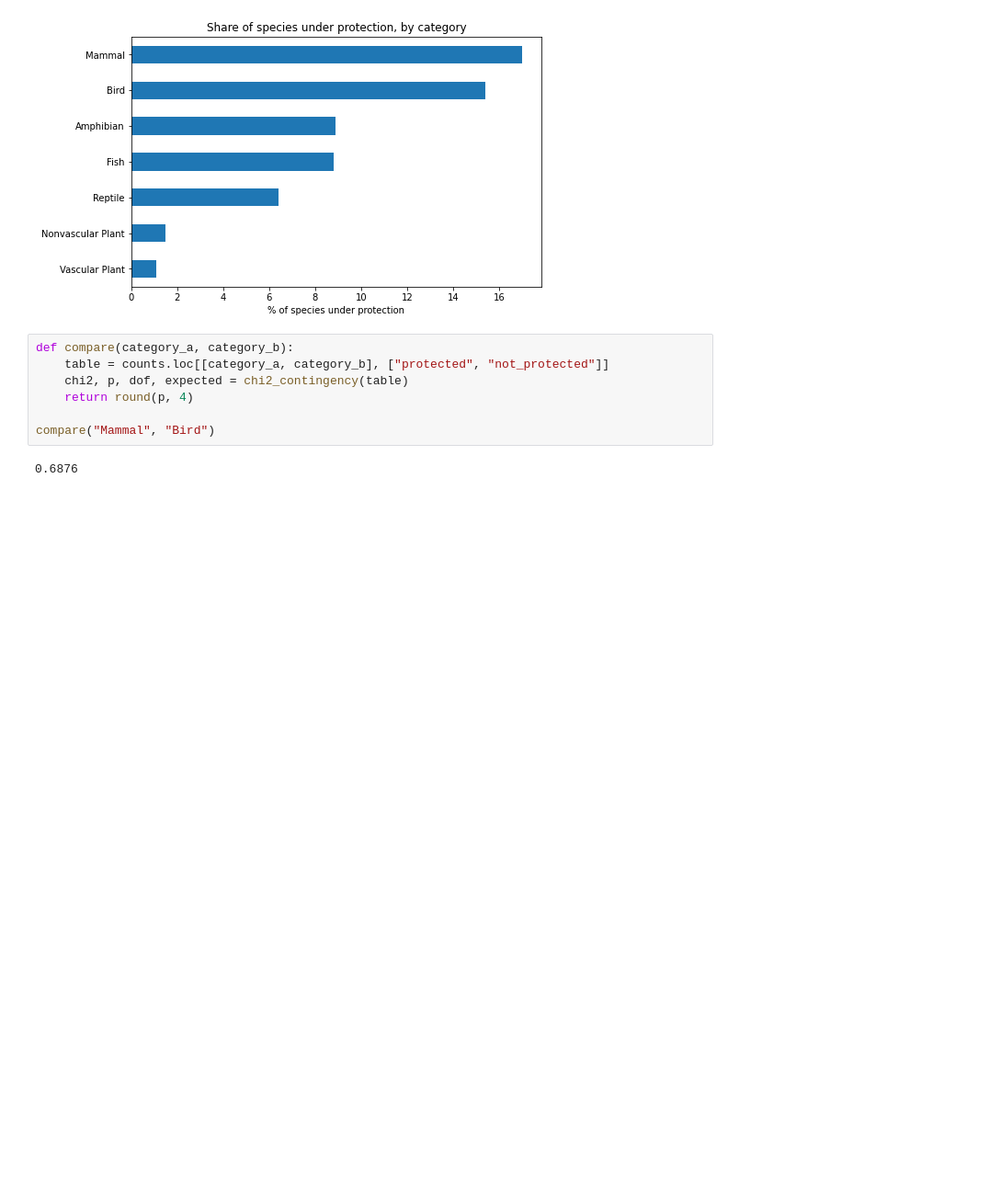
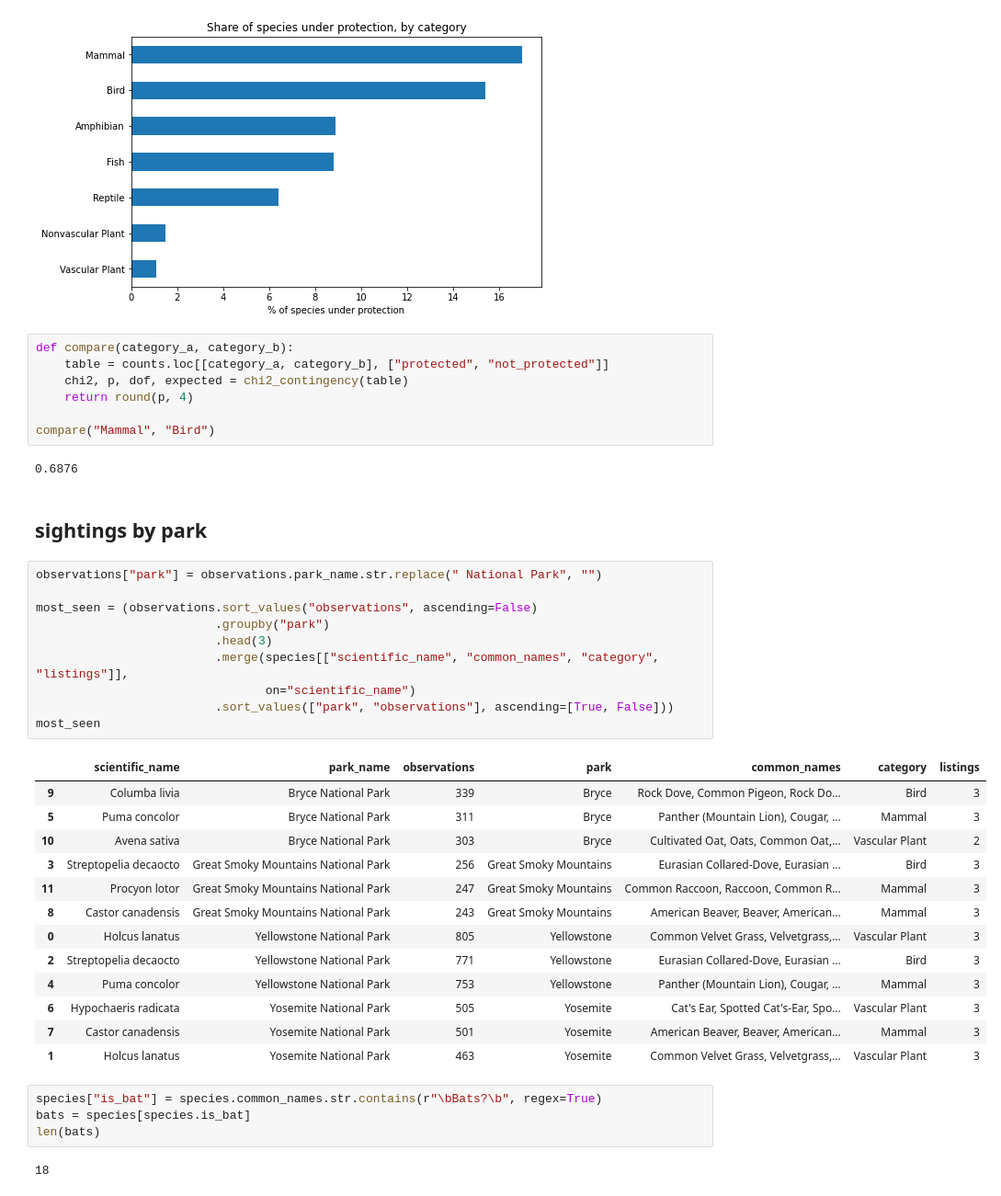
Before and after one commit to SantiagoMoralesU/biodiversity_project, a Jupyter notebook: biodiversity.ipynb, the cells around one changed output. Shown at 92% size. Drawn from its saved outputs; the diff is of its cells as text; blank space fills up the shorter version.

```diff
--- a/biodiversity.ipynb
+++ b/biodiversity.ipynb
@@ -248,3 +254,35 @@ def compare(category_a, category_b):
 compare("Mammal", "Bird")
 # %% [output]
 0.6876
+# %% [markdown]
+## sightings by park
+# %%
+observations["park"] = observations.park_name.str.replace(" National Park", "")
+
+most_seen = (observations.sort_values("observations", ascending=False)
+                         .groupby("park")
+                         .head(3)
+                         .merge(species[["scientific_name", "common_names", "category", "listings"]],
+                                on="scientific_name")
+                         .sort_values(["park", "observations"], ascending=[True, False]))
+most_seen
+# %% [output]
+|  | scientific_name | park_name | observations | park | common_names | category | listings |
+| 9 | Columba livia | Bryce National Park | 339 | Bryce | Rock Dove, Common Pigeon, Rock Do... | Bird | 3 |
+| 5 | Puma concolor | Bryce National Park | 311 | Bryce | Panther (Mountain Lion), Cougar, ... | Mammal | 3 |
+| 10 | Avena sativa | Bryce National Park | 303 | Bryce | Cultivated Oat, Oats, Common Oat,... | Vascular Plant | 2 |
+| 3 | Streptopelia decaocto | Great Smoky Mountains National Park | 256 | Great Smoky Mountains | Eurasian Collared-Dove, Eurasian ... | Bird | 3 |
+| 11 | Procyon lotor | Great Smoky Mountains National Park | 247 | Great Smoky Mountains | Common Raccoon, Raccoon, Common R... | Mammal | 3 |
+| 8 | Castor canadensis | Great Smoky Mountains National Park | 243 | Great Smoky Mountains | American Beaver, Beaver, American... | Mammal | 3 |
+| 0 | Holcus lanatus | Yellowstone National Park | 805 | Yellowstone | Common Velvet Grass, Velvetgrass,... | Vascular Plant | 3 |
+| 2 | Streptopelia decaocto | Yellowstone National Park | 771 | Yellowstone | Eurasian Collared-Dove, Eurasian ... | Bird | 3 |
+| 4 | Puma concolor | Yellowstone National Park | 753 | Yellowstone | Panther (Mountain Lion), Cougar, ... | Mammal | 3 |
+| 6 | Hypochaeris radicata | Yosemite National Park | 505 | Yosemite | Cat's Ear, Spotted Cat's-Ear, Spo... | Vascular Plant | 3 |
+| 7 | Castor canadensis | Yosemite National Park | 501 | Yosemite | American Beaver, Beaver, American... | Mammal | 3 |
+| 1 | Holcus lanatus | Yosemite National Park | 463 | Yosemite | Common Velvet Grass, Velvetgrass,... | Vascular Plant | 3 |
+# %%
+species["is_bat"] = species.common_names.str.contains(r"\bBats?\b", regex=True)
+bats = species[species.is_bat]
+len(bats)
+# %% [output]
+18
```
Also changed, not shown: parts of 8 cells of this notebook.
